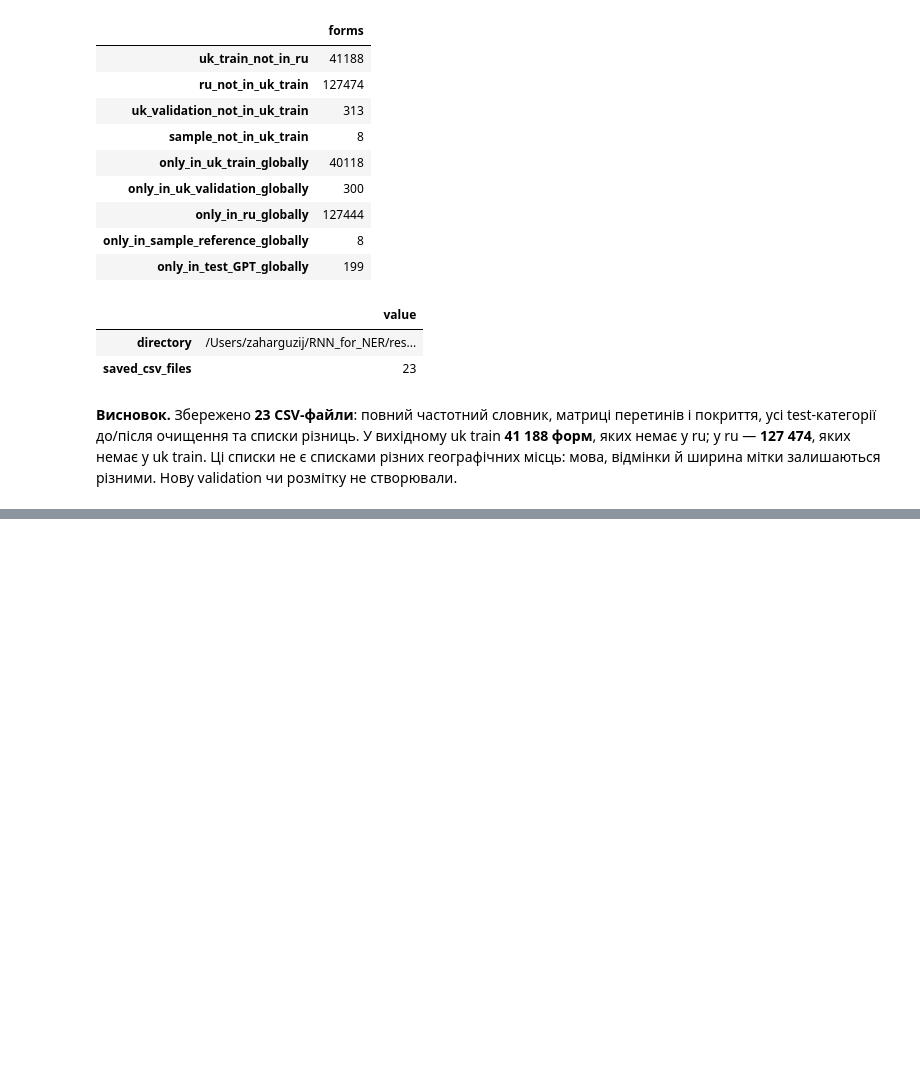
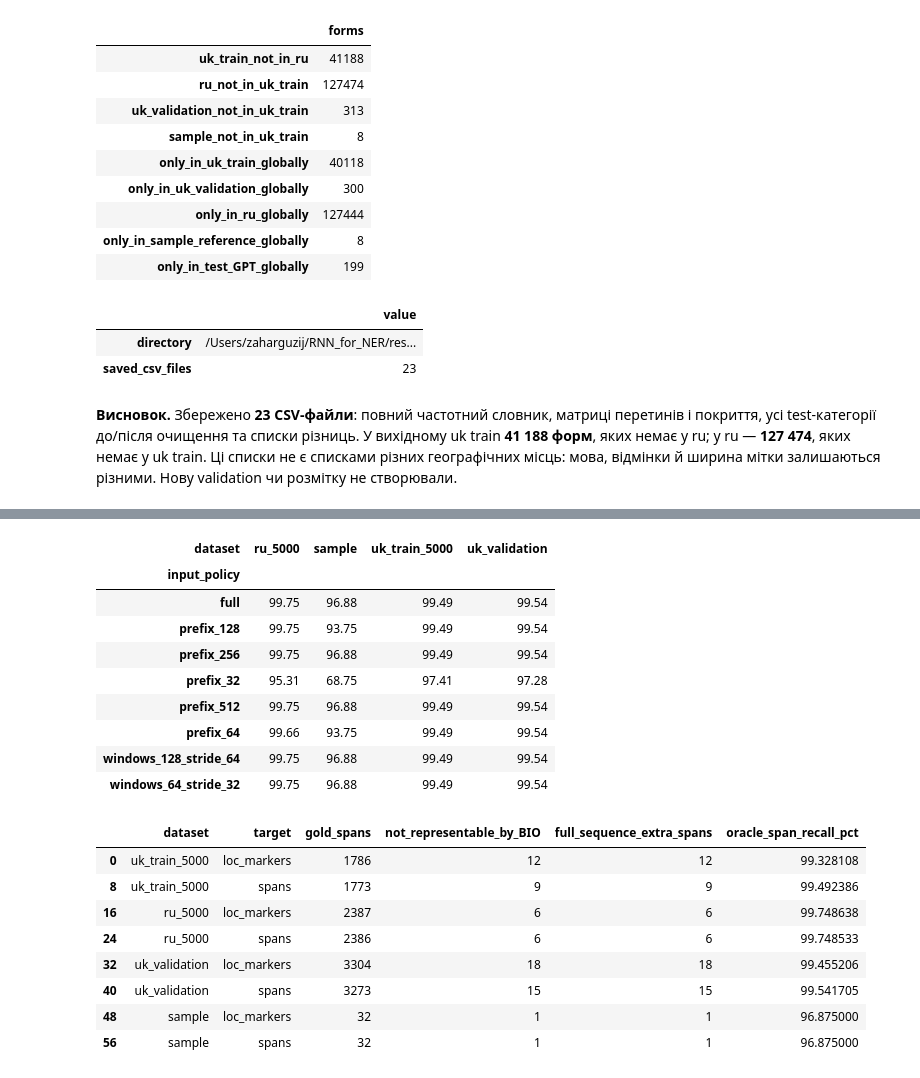
Before and after one commit to mykhailoisupov/RNN_for_NER, a Jupyter notebook: notebooks/EDA.ipynb, the cells around one changed output, grey strips where cells are left out. Drawn from its saved outputs; the diff is of its cells as text; code cells hidden in the pictures; blank space fills up the shorter version.

```diff
--- a/notebooks/EDA.ipynb
+++ b/notebooks/EDA.ipynb
@@ -3140,0 +3201,34 @@ pd.Series({"directory":str(vocab_dir),"saved_csv_files":len(list(vocab_dir.glob(
+# %%
+recovery_settings = [("full",None,None),("prefix_32",32,None),("prefix_64",64,None),("prefix_128",128,None),
+    ("prefix_256",256,None),("prefix_512",512,None),("windows_64_stride_32",64,32),("windows_128_stride_64",128,64)]
+recovery_frames = {"uk_train_5000":uk.loc[uk.is_valid.eq(0)].sample(5000,random_state=0),
+    "ru_5000":ru.sample(5000,random_state=0),"uk_validation":uk.loc[uk.is_valid.eq(1)],"sample":sample}
+recovery_tables = []
+for name,frame in recovery_frames.items():
+    for col in ["loc_markers","spans"]:
+        table = span_recovery(frame,tokenize,spans_to_bio,recovery_settings,span_col=col)
+        recovery_tables.append(table.rename_axis("input_policy").reset_index().assign(dataset=name,target=col))
+recovery_results = pd.concat(recovery_tables,ignore_index=True)
+recovery_results.to_csv(preflight_dir / "span_recovery_limits.csv",index=False)
+display(recovery_results.loc[recovery_results.target.eq("spans")].pivot(index="input_policy",columns="dataset",values="oracle_span_recall_pct").round(2))
+recovery_results.loc[recovery_results.input_policy.eq("full"),["dataset","target","gold_spans","not_representable_by_BIO","full_sequence_extra_spans","oracle_span_recall_pct"]]
+# %% [output]
+| dataset | ru_5000 | sample | uk_train_5000 | uk_validation |
+| input_policy |  |  |  |  |
+| full | 99.75 | 96.88 | 99.49 | 99.54 |
+| prefix_128 | 99.75 | 93.75 | 99.49 | 99.54 |
+| prefix_256 | 99.75 | 96.88 | 99.49 | 99.54 |
+| prefix_32 | 95.31 | 68.75 | 97.41 | 97.28 |
+| prefix_512 | 99.75 | 96.88 | 99.49 | 99.54 |
+| prefix_64 | 99.66 | 93.75 | 99.49 | 99.54 |
+| windows_128_stride_64 | 99.75 | 96.88 | 99.49 | 99.54 |
+| windows_64_stride_32 | 99.75 | 96.88 | 99.49 | 99.54 |
+|  | dataset | target | gold_spans | not_representable_by_BIO | full_sequence_extra_spans | oracle_span_recall_pct |
+| 0 | uk_train_5000 | loc_markers | 1786 | 12 | 12 | 99.328108 |
+| 8 | uk_train_5000 | spans | 1773 | 9 | 9 | 99.492386 |
+| 16 | ru_5000 | loc_markers | 2387 | 6 | 6 | 99.748638 |
+| 24 | ru_5000 | spans | 2386 | 6 | 6 | 99.748533 |
+| 32 | uk_validation | loc_markers | 3304 | 18 | 18 | 99.455206 |
+| 40 | uk_validation | spans | 3273 | 15 | 15 | 99.541705 |
+| 48 | sample | loc_markers | 32 | 1 | 1 | 96.875000 |
+| 56 | sample | spans | 32 | 1 | 1 | 96.875000 |
```
Also changed, not shown: parts of 9 cells of this notebook, 1 other file.
